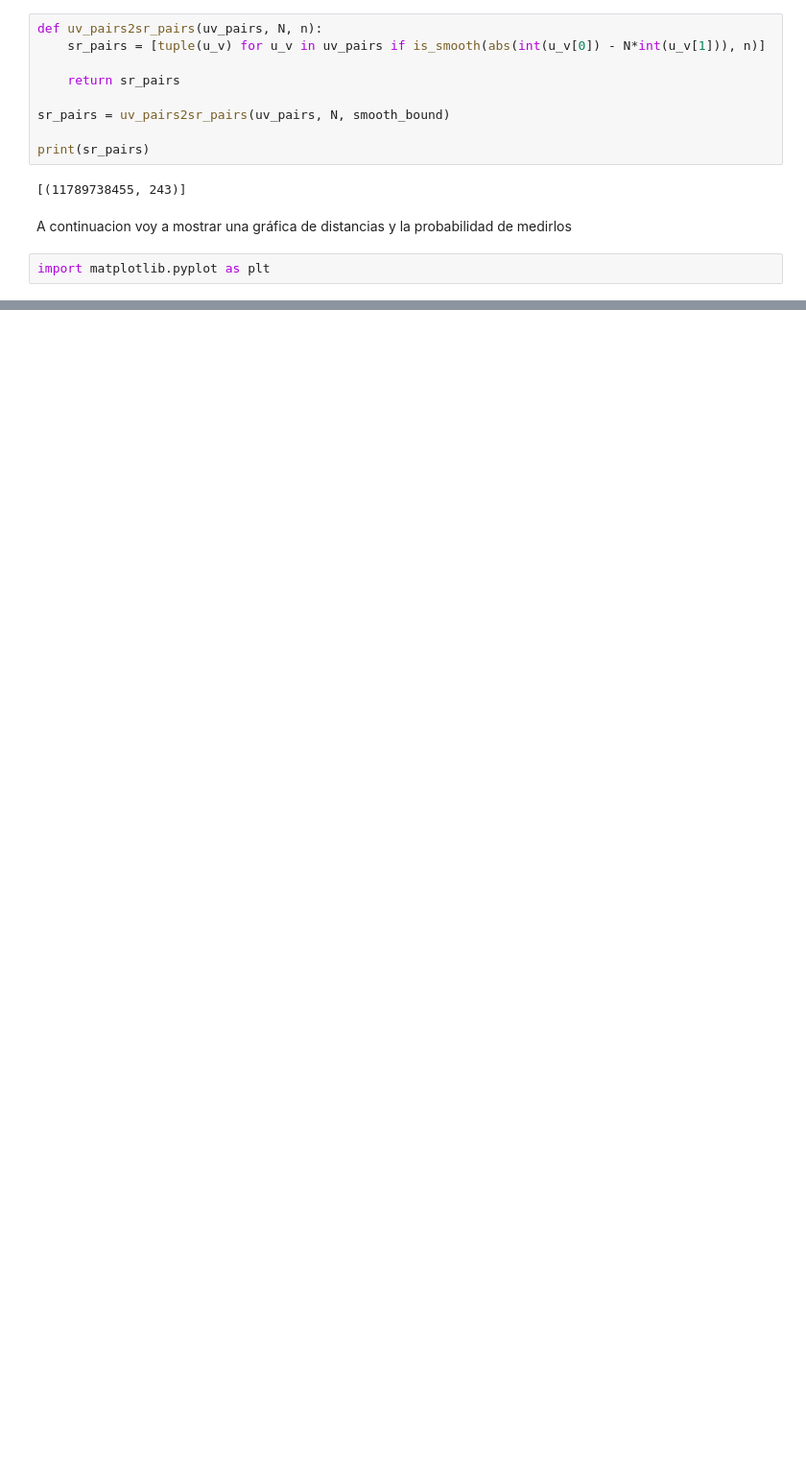
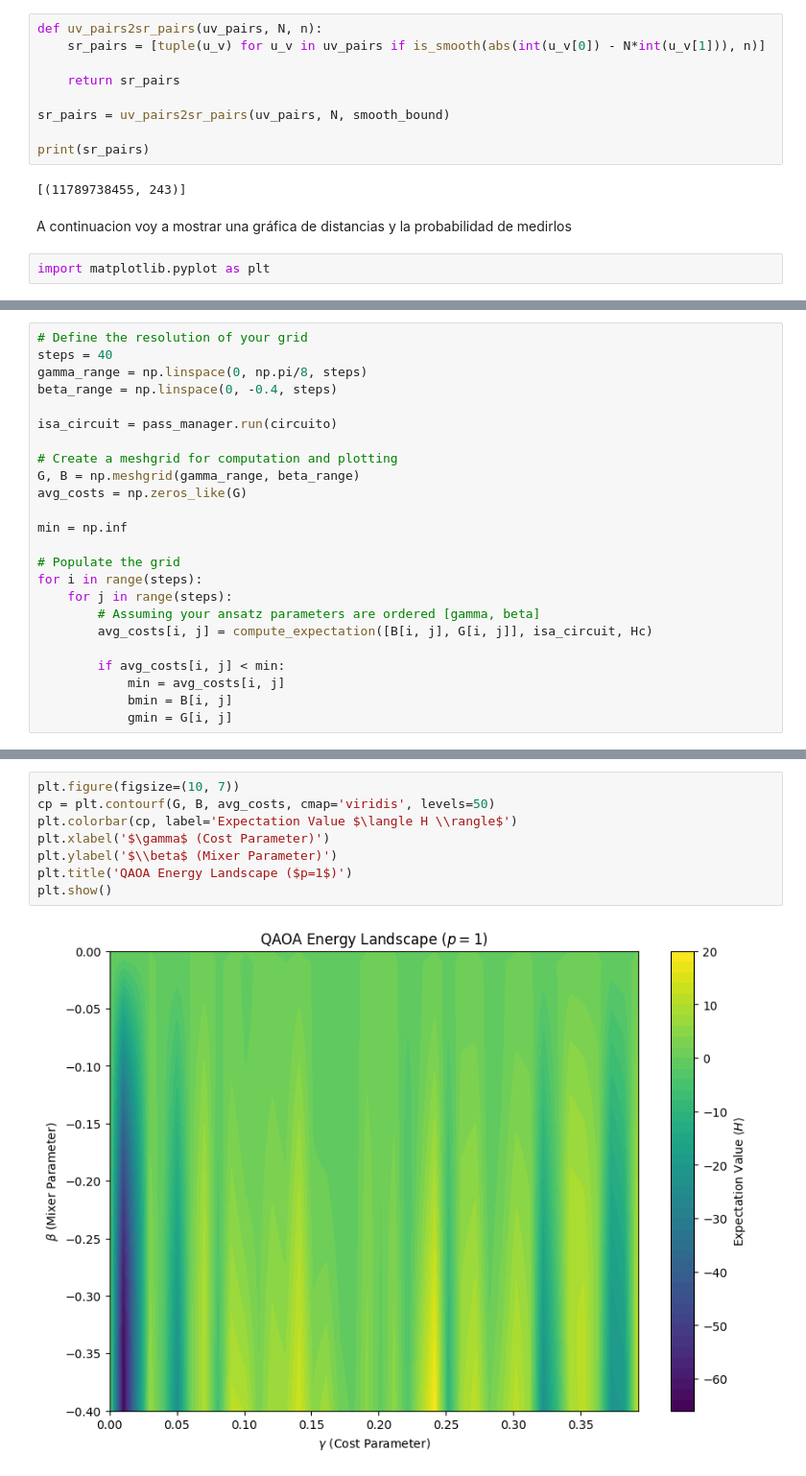
Before and after one commit to zhengzhu14/TFG_GII, a Jupyter notebook: Introduccion/IntroQiskit_SchnorrAlg_2_fpylllModule.ipynb, the cells around one changed output, grey strips where cells are left out. Shown at 96% size. Cells and saved outputs as stored; diff of their text form; blank space fills up the shorter version.

```diff
--- a/Introduccion/IntroQiskit_SchnorrAlg_2_fpylllModule.ipynb
+++ b/Introduccion/IntroQiskit_SchnorrAlg_2_fpylllModule.ipynb
@@ -593,0 +630,24 @@ plt.show()
+# %%
+# Define the resolution of your grid
+steps = 40
+gamma_range = np.linspace(0, np.pi/8, steps)
+beta_range = np.linspace(0, -0.4, steps)
+
+isa_circuit = pass_manager.run(circuito)
+
+# Create a meshgrid for computation and plotting
+G, B = np.meshgrid(gamma_range, beta_range)
+avg_costs = np.zeros_like(G)
+
+min = np.inf
+
+# Populate the grid
+for i in range(steps):
+    for j in range(steps):
+        # Assuming your ansatz parameters are ordered [gamma, beta]
+        avg_costs[i, j] = compute_expectation([B[i, j], G[i, j]], isa_circuit, Hc)
+
+        if avg_costs[i, j] < min:
+            min = avg_costs[i, j]
+            bmin = B[i, j]
+            gmin = G[i, j]
@@ -593,0 +667,10 @@ plt.show()
+# %%
+plt.figure(figsize=(10, 7))
+cp = plt.contourf(G, B, avg_costs, cmap='viridis', levels=50)
+plt.colorbar(cp, label='Expectation Value $\langle H \\rangle$')
+plt.xlabel('$\gamma$ (Cost Parameter)')
+plt.ylabel('$\\beta$ (Mixer Parameter)')
+plt.title('QAOA Energy Landscape ($p=1$)')
+plt.show()
+# %% [output]
+[figure, added]
```
Also changed, not shown: parts of 17 cells of this notebook, 13 other files.
